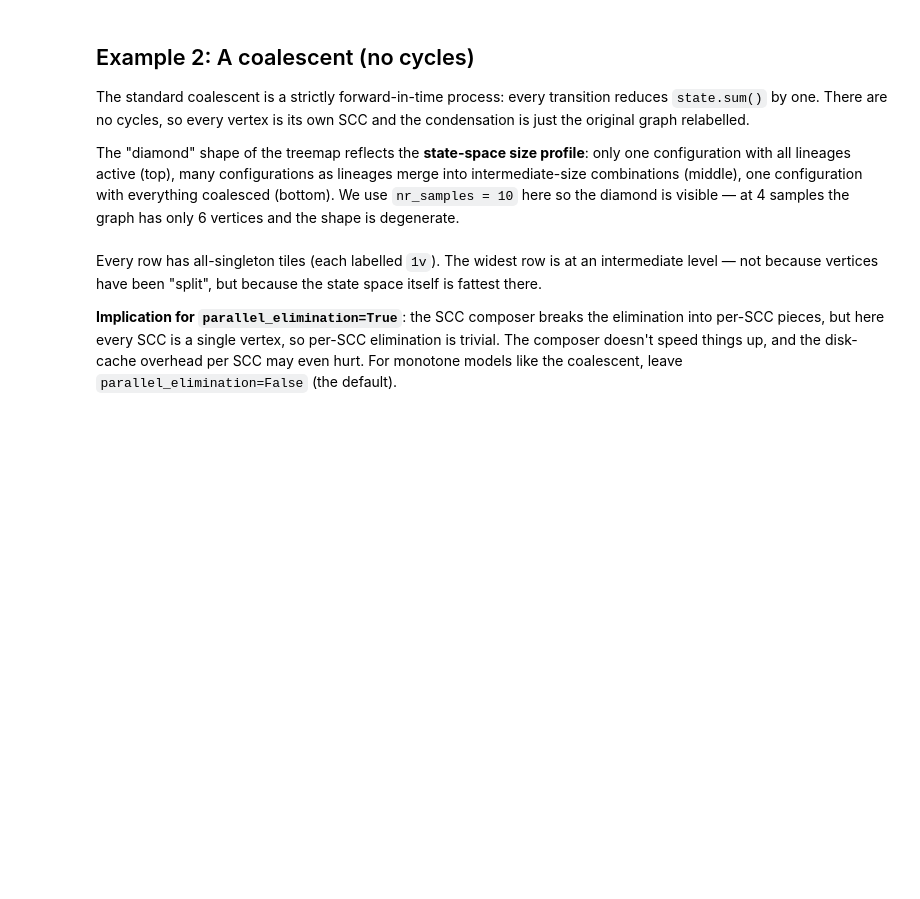
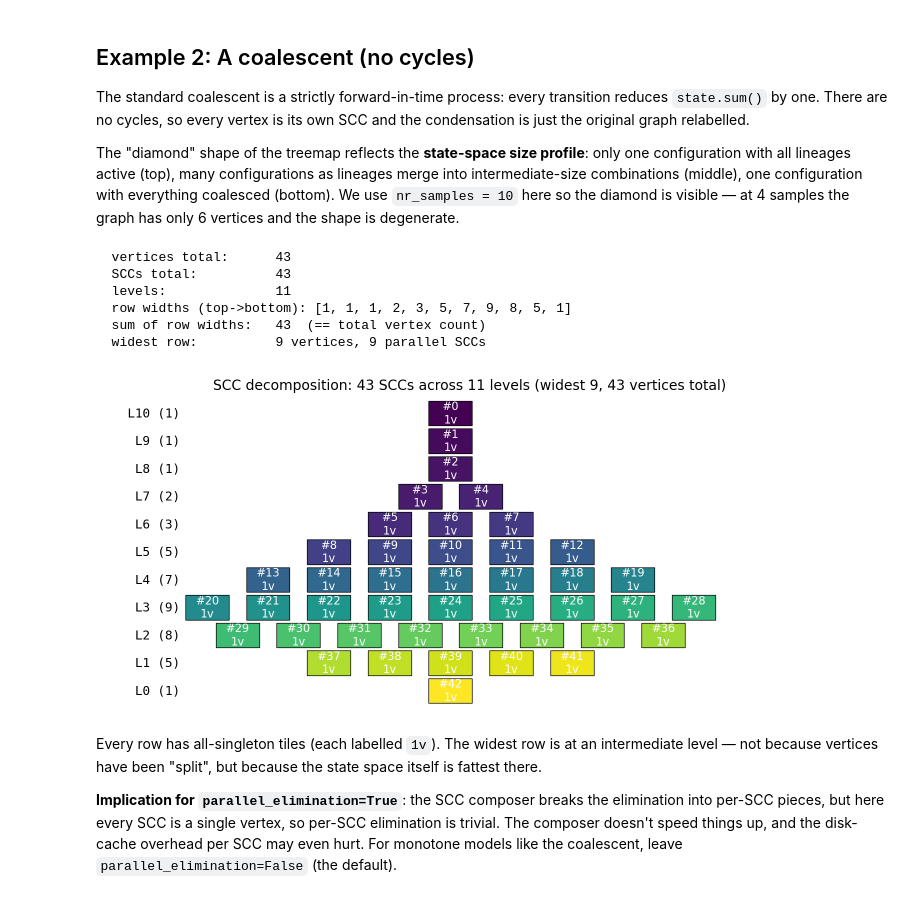
Before and after one commit to munch-group/phasic, a Jupyter notebook: docs/pages/tutorial/scc-decomposition.ipynb, the cells around one changed output. Saved outputs shown, nothing was run; the diff lists cells and outputs as text; code cells hidden in the pictures; blank space fills up the shorter version.

```diff
--- a/docs/pages/tutorial/scc-decomposition.ipynb
+++ b/docs/pages/tutorial/scc-decomposition.ipynb
@@ -83,13 +95,23 @@ def coalescent10(state):
             new[i] -= 1
             new[j] -= 1
             new[i + j + 1] += 1
-            transitions.append((new, state[i] * (state[j] - same) / (1 + same)))
+            transitions.append((new, [state[i] * (state[j] - same) / (1 + same)]))
     return transitions
 
 g_coal = Graph(coalescent10)
+g_coal.update_weights([2])
 summarise(g_coal)
+# %% [output]
+  vertices total:      43
+  SCCs total:          43
+  levels:              11
+  row widths (top->bottom): [1, 1, 1, 2, 3, 5, 7, 9, 8, 5, 1]
+  sum of row widths:   43  (== total vertex count)
+  widest row:          9 vertices, 9 parallel SCCs
 # %%
-g_coal.plot_scc_decomposition(figsize=(8, 4));
+g_coal.plot_scc_decomp(figsize=(8, 4));
+# %% [output]
+[figure, added]
 # %% [markdown]
 Every row has all-singleton tiles (each labelled `1v`). The widest row is at an intermediate level — not because vertices have been "split", but because the state space itself is fattest there.
 
```
Also changed, not shown: parts of 27 cells of this notebook, 38 other files.
